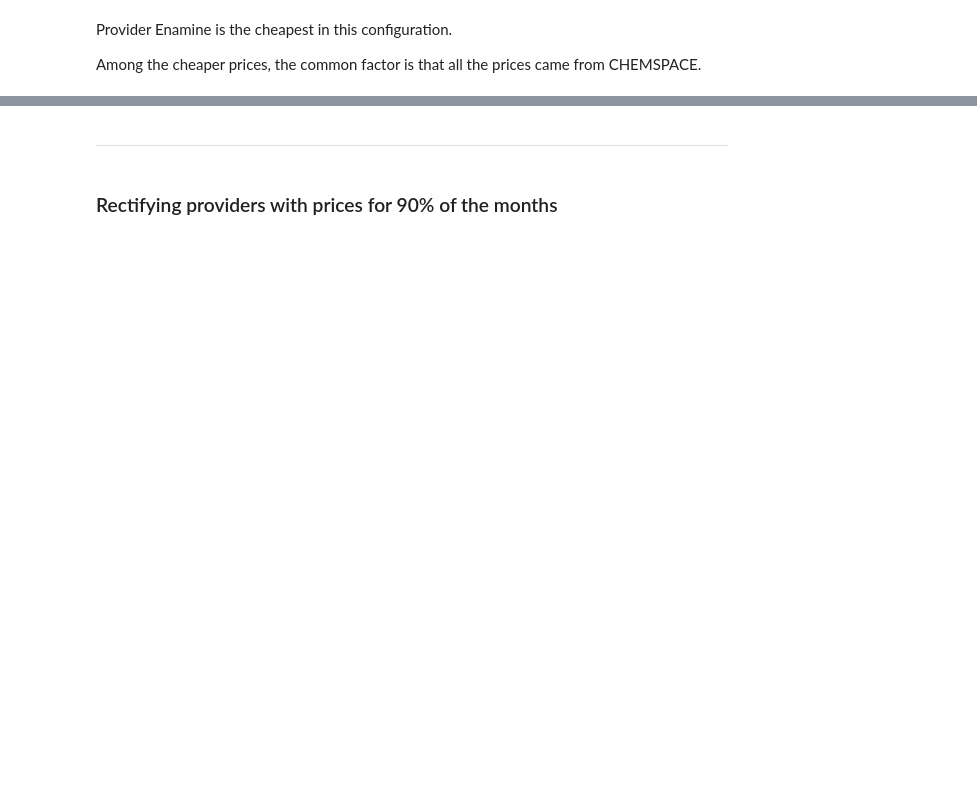
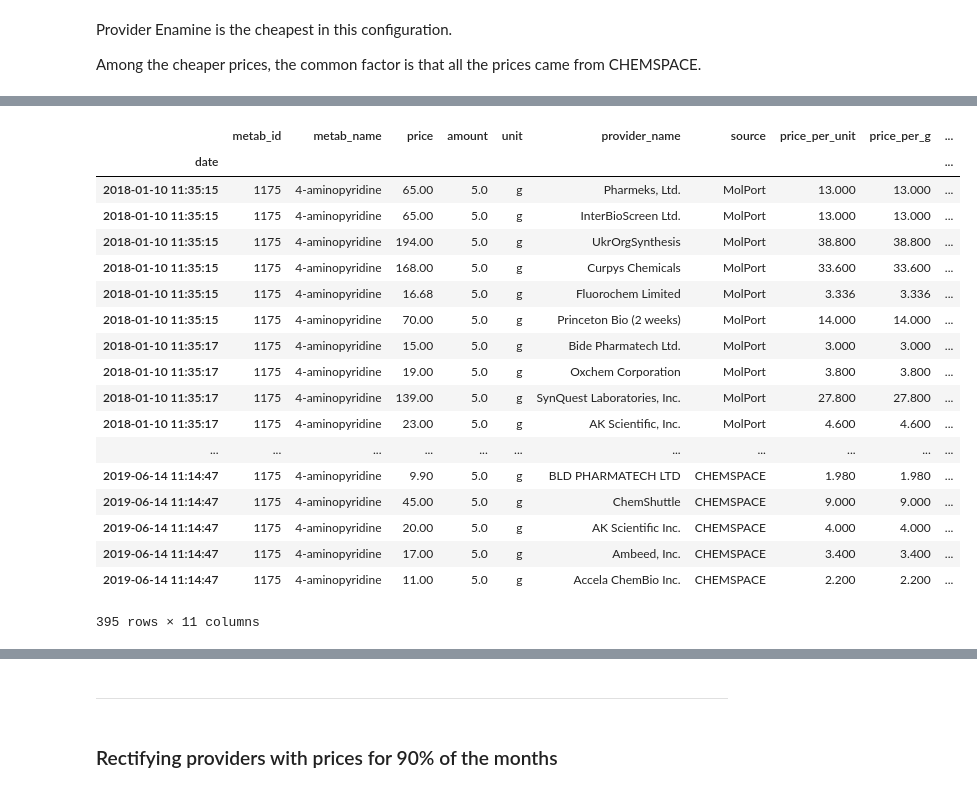
Before and after one commit to SofiaMM/bioanalysis, a Jupyter notebook: graphs_test/10-19/StudyCase1175-final_allgraphs-Copy1.ipynb, the cells around one changed output, grey strips where cells are left out. Cells and saved outputs as stored; diff of their text form; code cells hidden in the pictures; blank space fills up the shorter version.

```diff
--- a/graphs_test/10-19/StudyCase1175-final_allgraphs-Copy1.ipynb
+++ b/graphs_test/10-19/StudyCase1175-final_allgraphs-Copy1.ipynb
@@ -1834,0 +2030,28 @@ Among the cheaper prices, the common factor is that all the prices came from CHE
+# %%
+# Select only the minimum price for the providers that have more than one price in the same date with the same amount, unit and source
+
+df_caseStudy_5g_min = df_caseStudy_5g.copy()
+df_caseStudy_5g_min = df_caseStudy_5g_min.sort_values('price_per_g')
+df_caseStudy_5g_min = df_caseStudy_5g_min.drop_duplicates(subset=['metab_id', 'metab_name', 'amount', 'unit', 'provider_name', 'source', 'year', 'month'], keep = 'first')
+df_caseStudy_5g_min = df_caseStudy_5g_min.sort_index()
+df_caseStudy_5g_min
+# %% [output]
+|  | metab_id | metab_name | price | amount | unit | provider_name | source | price_per_unit | price_per_g | ... |
+| date |  |  |  |  |  |  |  |  |  | ... |
+| 2018-01-10 11:35:15 | 1175 | 4-aminopyridine | 65.00 | 5.0 | g | Pharmeks, Ltd. | MolPort | 13.000 | 13.000 | ... |
+| 2018-01-10 11:35:15 | 1175 | 4-aminopyridine | 65.00 | 5.0 | g | InterBioScreen Ltd. | MolPort | 13.000 | 13.000 | ... |
+| 2018-01-10 11:35:15 | 1175 | 4-aminopyridine | 194.00 | 5.0 | g | UkrOrgSynthesis | MolPort | 38.800 | 38.800 | ... |
+| 2018-01-10 11:35:15 | 1175 | 4-aminopyridine | 168.00 | 5.0 | g | Curpys Chemicals | MolPort | 33.600 | 33.600 | ... |
+| 2018-01-10 11:35:15 | 1175 | 4-aminopyridine | 16.68 | 5.0 | g | Fluorochem Limited | MolPort | 3.336 | 3.336 | ... |
+| 2018-01-10 11:35:15 | 1175 | 4-aminopyridine | 70.00 | 5.0 | g | Princeton Bio (2 weeks) | MolPort | 14.000 | 14.000 | ... |
+| 2018-01-10 11:35:17 | 1175 | 4-aminopyridine | 15.00 | 5.0 | g | Bide Pharmatech Ltd. | MolPort | 3.000 | 3.000 | ... |
+| 2018-01-10 11:35:17 | 1175 | 4-aminopyridine | 19.00 | 5.0 | g | Oxchem Corporation | MolPort | 3.800 | 3.800 | ... |
+| 2018-01-10 11:35:17 | 1175 | 4-aminopyridine | 139.00 | 5.0 | g | SynQuest Laboratories, Inc. | MolPort | 27.800 | 27.800 | ... |
+| 2018-01-10 11:35:17 | 1175 | 4-aminopyridine | 23.00 | 5.0 | g | AK Scientific, Inc. | MolPort | 4.600 | 4.600 | ... |
+| ... | ... | ... | ... | ... | ... | ... | ... | ... | ... | ... |
+| 2019-06-14 11:14:47 | 1175 | 4-aminopyridine | 9.90 | 5.0 | g | BLD PHARMATECH LTD | CHEMSPACE | 1.980 | 1.980 | ... |
+| 2019-06-14 11:14:47 | 1175 | 4-aminopyridine | 45.00 | 5.0 | g | ChemShuttle | CHEMSPACE | 9.000 | 9.000 | ... |
+| 2019-06-14 11:14:47 | 1175 | 4-aminopyridine | 20.00 | 5.0 | g | AK Scientific Inc. | CHEMSPACE | 4.000 | 4.000 | ... |
+| 2019-06-14 11:14:47 | 1175 | 4-aminopyridine | 17.00 | 5.0 | g | Ambeed, Inc. | CHEMSPACE | 3.400 | 3.400 | ... |
+| 2019-06-14 11:14:47 | 1175 | 4-aminopyridine | 11.00 | 5.0 | g | Accela ChemBio Inc. | CHEMSPACE | 2.200 | 2.200 | ... |
+395 rows × 11 columns
```
Also changed, not shown: parts of 81 cells of this notebook, 1 other file.
